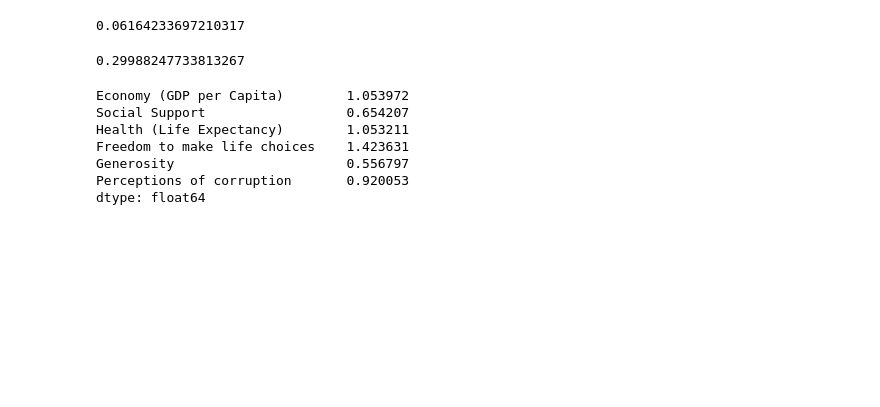
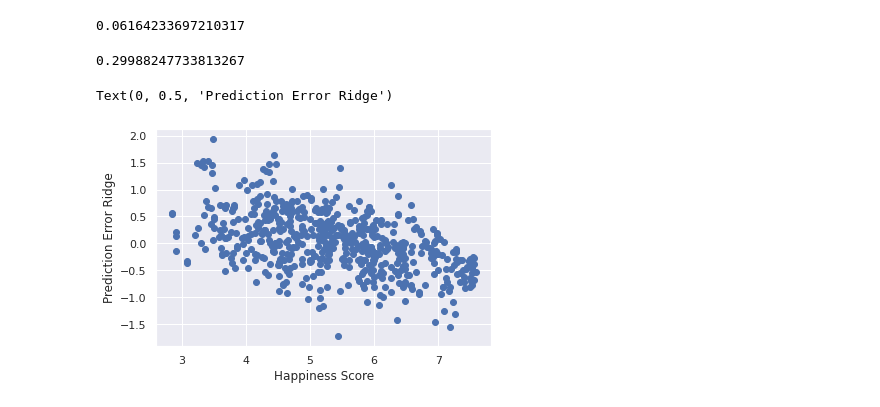
Before and after one commit to flikrama/UH-SPE-ML-Bootcamp-Team4-Project1, a Jupyter notebook: Project_1.ipynb, the cells around one changed output. Cells and saved outputs as stored; diff of their text form; code cells hidden in the pictures; blank space fills up the shorter version.

```diff
--- a/Project_1.ipynb
+++ b/Project_1.ipynb
@@ -719,14 +686,3 @@ ridge4.fit(X_train, y_train)
 mean_squared_error(y_test, ridge4.predict(X_test))
 # %% [output]
 0.29988247733813267
-# %%
-ridge4.fit(X, y)
-pd.Series(ridge4.coef_, index = X.columns)
-# %% [output]
-Economy (GDP per Capita)        1.053972
-Social Support                  0.654207
-Health (Life Expectancy)        1.053211
-Freedom to make life choices    1.423631
-Generosity                      0.556797
-Perceptions of corruption       0.920053
-dtype: float64
@@ -732,0 +691,9 @@ dtype: float64
+# %%
+# Plotting residual error versus actual value
+%matplotlib inline
+plt.scatter(y_test, error)
+plt.xlabel('Happiness Score')
+plt.ylabel('Prediction Error Ridge')
+# %% [output]
+Text(0, 0.5, 'Prediction Error Ridge')
+[figure, added]
```
Also changed, not shown: parts of 17 cells of this notebook.
